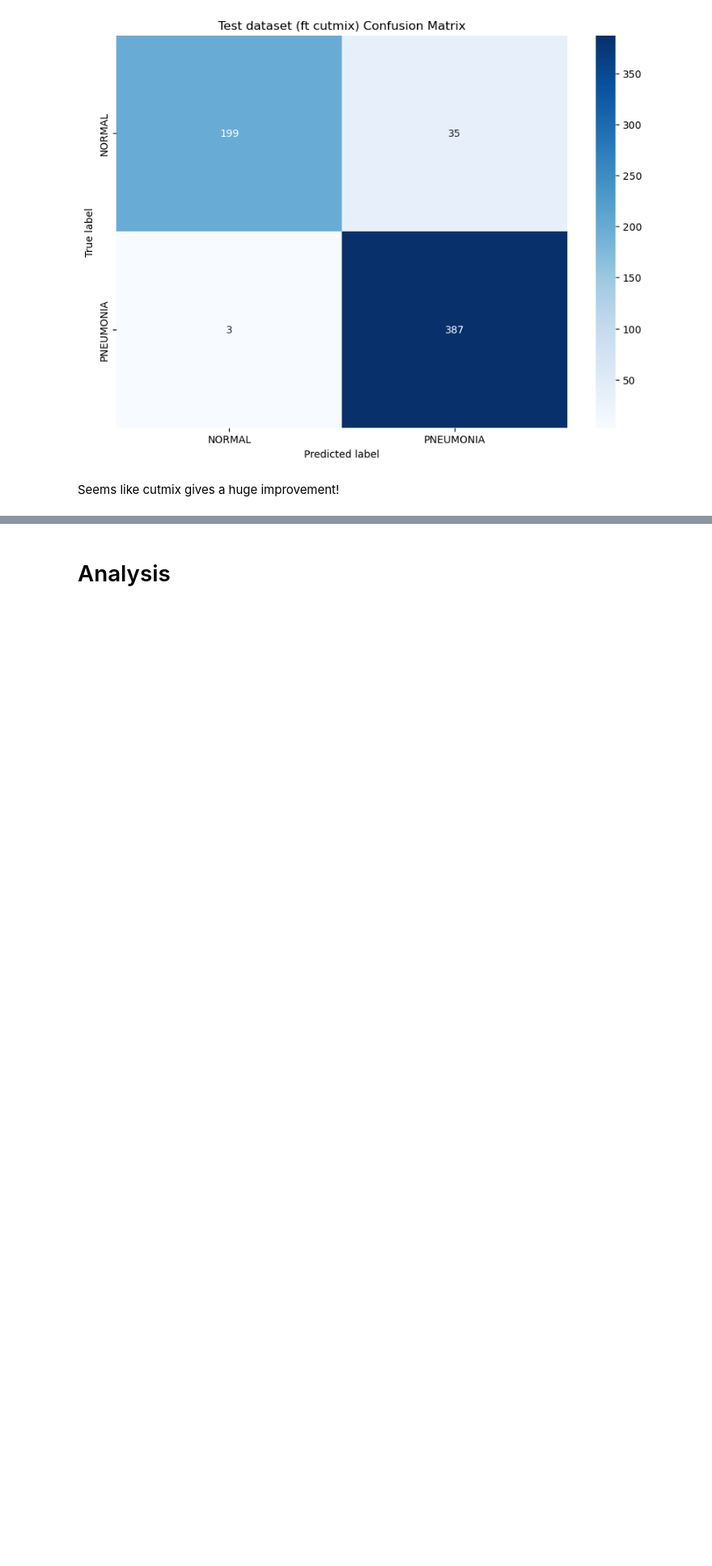
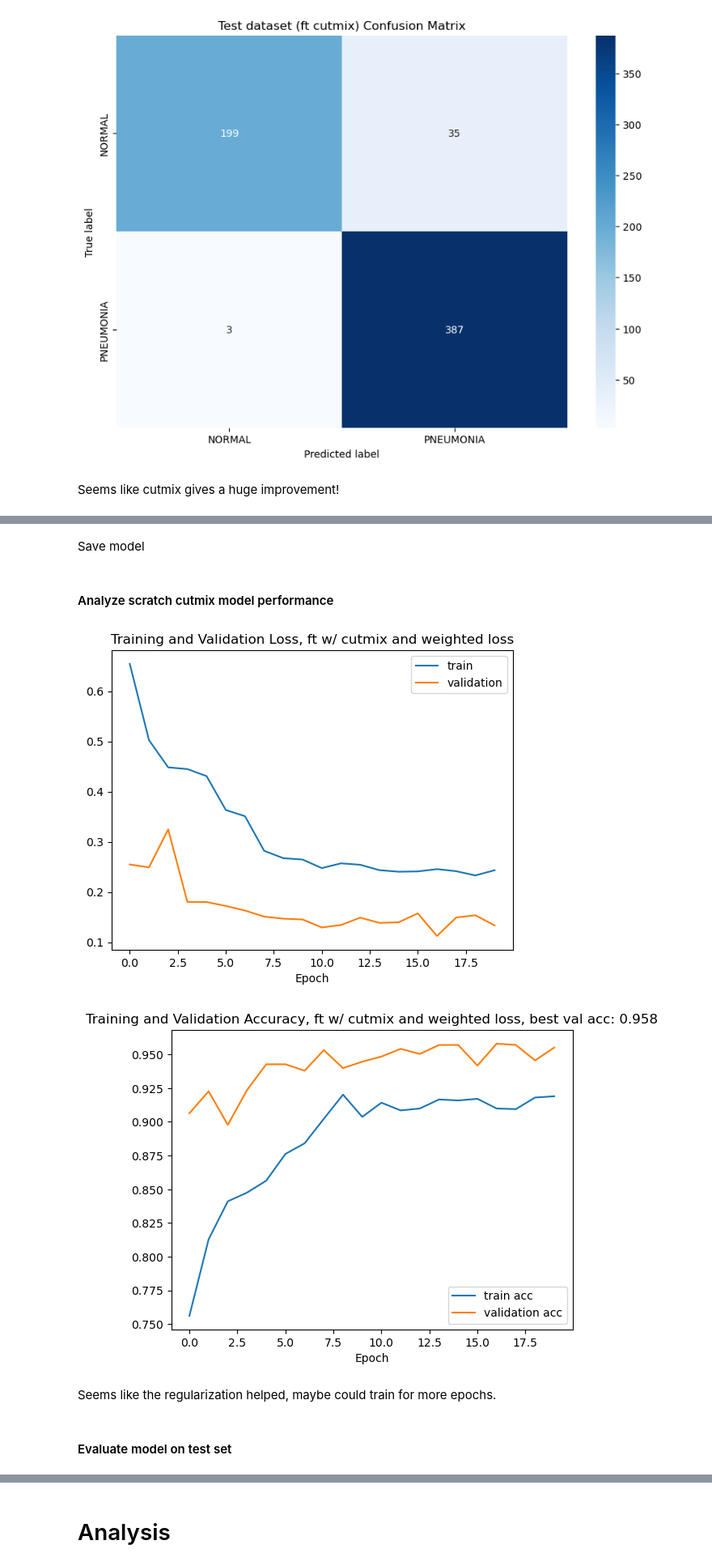
Before and after one commit to nashirj/chest-xray-classification, a Jupyter notebook: Assignment1.ipynb, the cells around one changed output, grey strips where cells are left out. Shown at 81% size. Saved outputs shown, nothing was run; the diff lists cells and outputs as text; code cells hidden in the pictures; blank space fills up the shorter version.

```diff
--- a/Assignment1.ipynb
+++ b/Assignment1.ipynb
@@ -666,0 +758,14 @@ Seems like cutmix gives a huge improvement!
+# %%
+model_ft_cutmix_weighted = resnet18(weights=ResNet18_Weights.DEFAULT)
+# Change the output layer to have 2 outputs
+num_ftrs = model_ft_cutmix_weighted.fc.in_features
+model_ft_cutmix_weighted.fc = nn.Linear(num_ftrs, n_outputs)
+criterion_weighted = nn.CrossEntropyLoss(weight=class_weights)
+# Observe that all parameters are being optimized
+optimizer_ft_cutmix_weighted = optim.SGD(model_ft_cutmix_weighted.parameters(), lr=0.001, momentum=0.9)
+# Decay LR by a factor of 0.1 every 7 epochs
+exp_lr_scheduler_ft_cutmix_weighted = lr_scheduler.StepLR(optimizer_ft_cutmix_weighted, step_size=7, gamma=0.1)
+# %%
+model_ft_cutmix_weighted, hist_ft_cutmix_weighted = train.train_model(
+    model_ft_cutmix_weighted, criterion_weighted, optimizer_ft_cutmix_weighted, exp_lr_scheduler_ft_cutmix_weighted,
+    dataloaders, dataset_sizes, num_epochs=20, use_cutmix=True)
@@ -666,0 +795,2 @@ Seems like cutmix gives a huge improvement!
+# %% [markdown]
+Save model
@@ -666,0 +800,13 @@ Seems like cutmix gives a huge improvement!
+# %% [markdown]
+#### Analyze scratch cutmix model performance
+# %%
+train_loss_ft_cutmix_weighted, train_acc_ft_cutmix_weighted, val_loss_ft_cutmix_weighted, val_acc_ft_cutmix_weighted = train.load_training_metrics("metrics/ft_cutmix_weighted.npz")
+# %%
+viz.plot_training_metrics(train_loss_ft_cutmix_weighted, train_acc_ft_cutmix_weighted, val_loss_ft_cutmix_weighted, val_acc_ft_cutmix_weighted, title="ft w/ cutmix and weighted loss")
+# %% [output]
+[figure, added]
+[figure, added]
+# %% [markdown]
+Seems like the regularization helped, maybe could train for more epochs.
+# %% [markdown]
+#### Evaluate model on test set
```
Also changed, not shown: parts of 28 cells of this notebook, 1 other file.
